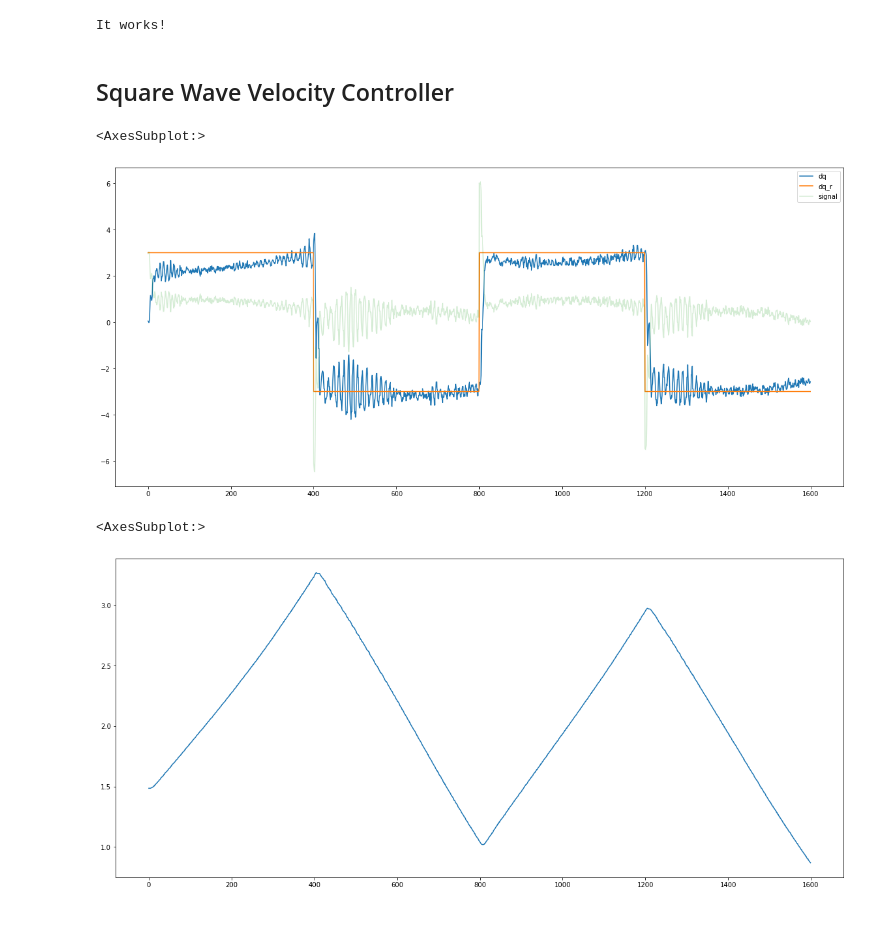
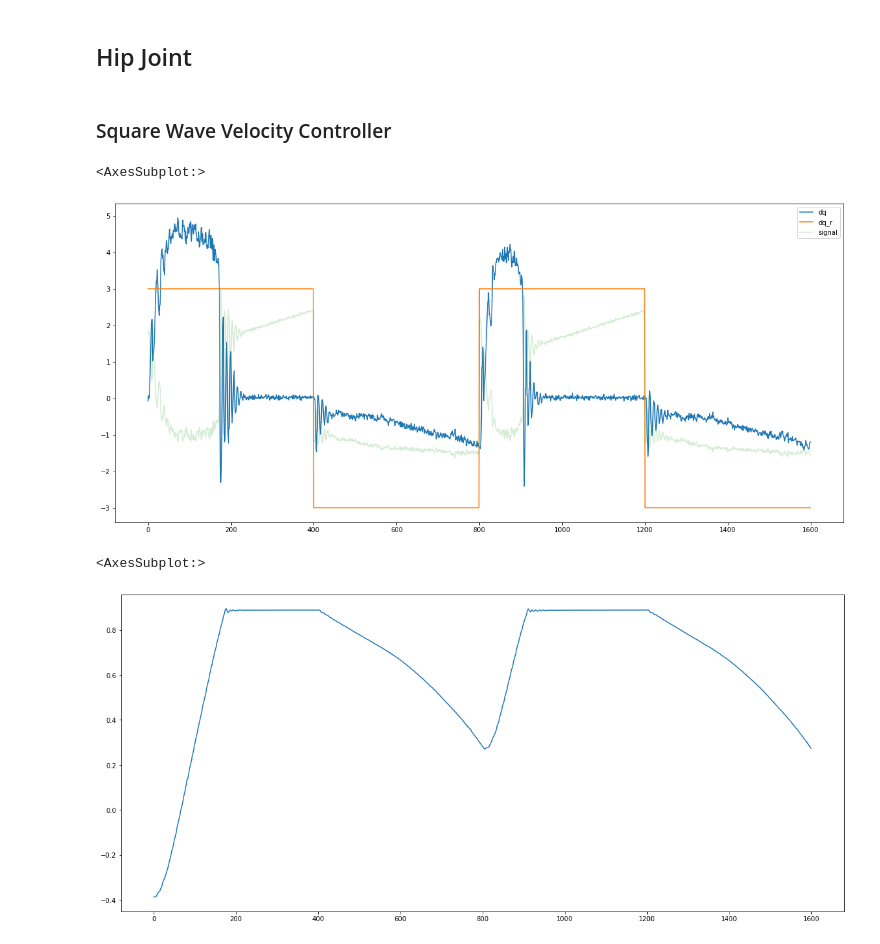
Before and after one commit to lunale-31/go2_mpc_controller, a Jupyter notebook: theory/plot.ipynb, the cells around one changed output. Saved outputs shown, nothing was run; the diff lists cells and outputs as text; code cells hidden in the pictures.

```diff
--- a/theory/plot.ipynb
+++ b/theory/plot.ipynb
@@ -1,22 +1,21 @@
 # %%
 import pandas as pd, matplotlib
 matplotlib.rcParams['figure.figsize'] = [20, 9]
-print("It works!")
-# %% [output]
-It works!
+# %% [markdown]
+## Hip Joint
 # %% [markdown]
-## Square Wave Velocity Controller
+### Square Wave Velocity Controller
 # %%
-df_square = pd.read_csv("../build/square_wave.csv")
+df_square = pd.read_csv("../build/square_wave-hip.csv")
 df_square["dq"].plot(legend=True)
 df_square["dq_r"].plot(legend=True)
 df_square["signal"].plot(legend=True, alpha=0.2)
 # %% [output]
 <AxesSubplot:>
-[figure, old version]
+[figure, new version]
 # %%
 df_square["q"].plot()
 # %% [output]
 <AxesSubplot:>
-[figure, old version]
+[figure, new version]
 # %% [markdown]
```
Also changed, not shown: parts of 26 cells of this notebook, 8 other files.
